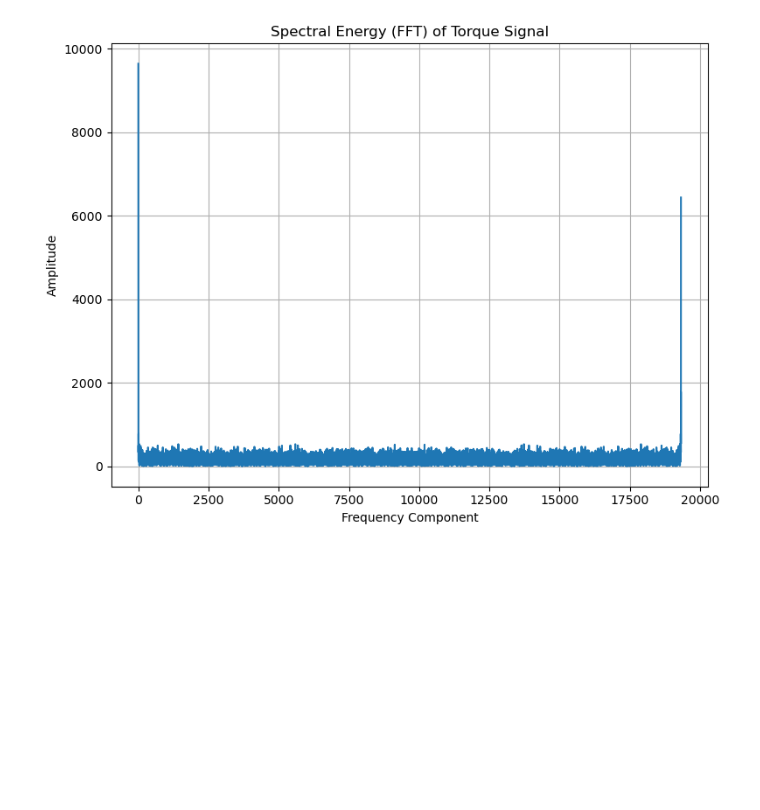
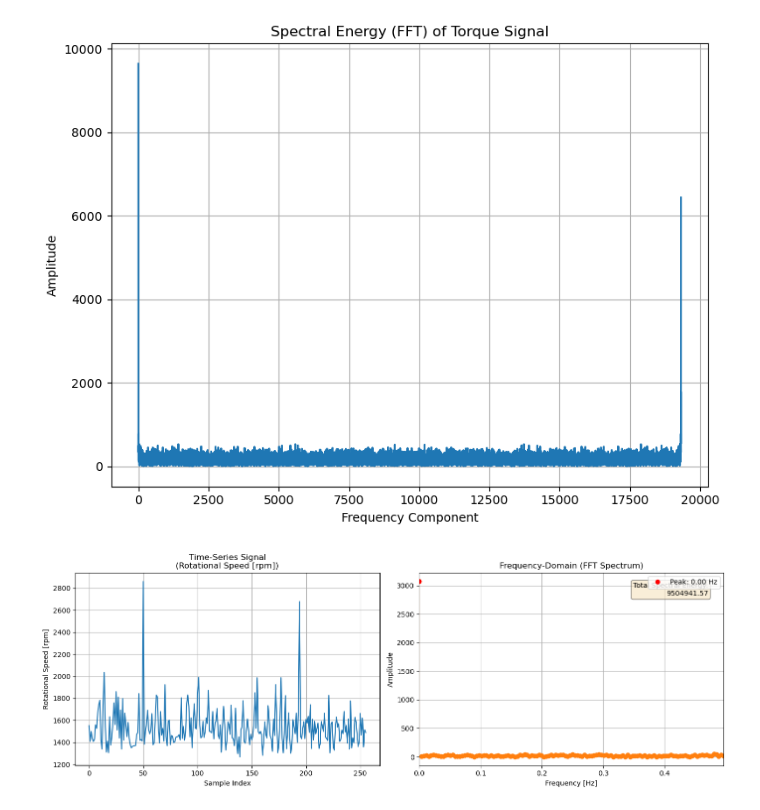
Before and after one commit to bharath9812/Feat-Engg-Research-Pred-Maintenance, a Jupyter notebook: feat_engg_predictive_maintenance.ipynb, the cells around one changed output. Saved outputs shown, nothing was run; the diff lists cells and outputs as text; code cells hidden in the pictures; blank space fills up the shorter version.

```diff
--- a/feat_engg_predictive_maintenance.ipynb
+++ b/feat_engg_predictive_maintenance.ipynb
@@ -214,3 +214,65 @@ plt.tight_layout()
 plt.show()
 # %% [output]
 [figure]
+# %%
+import pandas as pd
+import numpy as np
+import matplotlib.pyplot as plt
+from scipy.fft import fft, fftfreq
+
+# Load the dataset (replace 'your_file.csv' with the actual filename)
+df = pd.read_csv("/Volumes/Personal/DS_Code Alpha/Feature-Engineering-Rolling-Stats/predictive_maintenance.csv")
+
+# For demonstration, use the first 256 samples of "Rotational speed [rpm]"
+signal = df['Rotational speed [rpm]'].values[:256]
+
+# Sampling frequency assumption (based on how data was collected)
+# If unknown, use 1 Hz as a placeholder for relative frequency
+fs = 1
+
+# Compute FFT
+N = len(signal)
+yf = fft(signal)
+xf = fftfreq(N, 1/fs)[:N//2]  # positive frequencies
+
+# FFT magnitude (normalized)
+fft_magnitude = 2.0/N * np.abs(yf[0:N//2])
+
+# Find dominant frequency peak
+peak_idx = np.argmax(fft_magnitude)
+peak_freq = xf[peak_idx]
+peak_magnitude = fft_magnitude[peak_idx]
+
+# Calculate total spectral energy
+spectral_energy = np.sum(fft_magnitude**2)
+
+# Plotting
+fig, (ax1, ax2) = plt.subplots(1, 2, figsize=(14, 5))
+
+# Time-domain plot
+ax1.plot(signal, color='tab:blue')
+ax1.set_title('Time-Series Signal\n(Rotational Speed [rpm])')
+ax1.set_xlabel('Sample Index')
+ax1.set_ylabel('Rotational Speed [rpm]')
+ax1.grid(True)
+
+# Frequency-domain plot
+ax2.stem(xf, fft_magnitude, linefmt='C1-', markerfmt='C1o', basefmt=" ")
+ax2.plot(peak_freq, peak_magnitude, 'ro', label=f'Peak: {peak_freq:.2f} Hz')
+ax2.set_xlim(0, np.max(xf))
+ax2.set_title('Frequency-Domain (FFT Spectrum)')
+ax2.set_xlabel('Frequency [Hz]')
+ax2.set_ylabel('Amplitude')
+ax2.legend()
+ax2.grid(True)
+
+# Add text box for total spectral energy
+textstr = f'Total Spectral Energy:\n{spectral_energy:.2f}'
+props = dict(boxstyle='round', facecolor='wheat', alpha=0.5)
+ax2.text(0.95, 0.95, textstr, transform=ax2.transAxes, fontsize=10,
+         verticalalignment='top', horizontalalignment='right', bbox=props)
+
+plt.tight_layout()
+plt.show()
+# %% [output]
+[figure, added]
```
Also changed, not shown: parts of 4 cells of this notebook.
